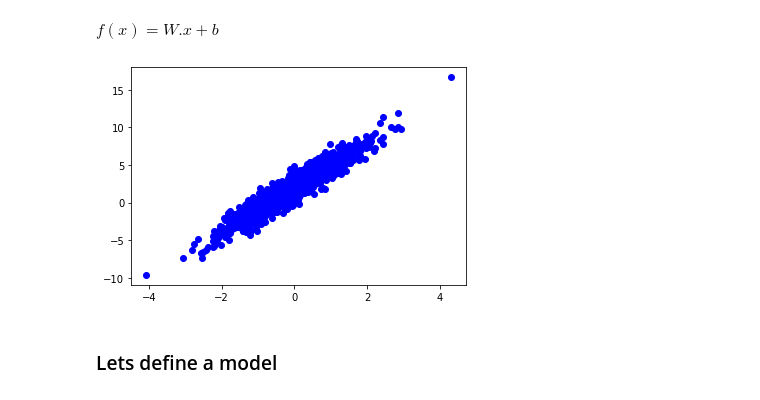
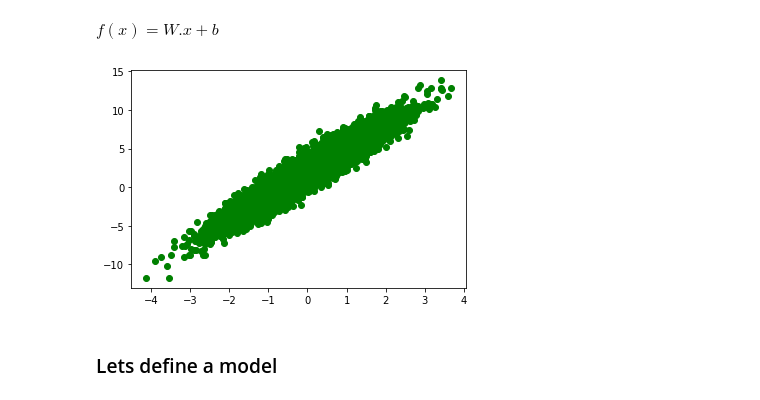
Before and after one commit to iamatul1214/tensorflow, a Jupyter notebook: Tensorflow.ipynb, the cells around one changed output. Drawn from its saved outputs; the diff is of its cells as text; code cells hidden in the pictures.

```diff
--- a/Tensorflow.ipynb
+++ b/Tensorflow.ipynb
@@ -541,7 +609,7 @@ $f(x) = W.x + b$
 TRUE_W = 3.0
 TRUE_B = 2.0
 
-NUM_EXAMPLES = 1000
+NUM_EXAMPLES = 10000
 
 x = tf.random.normal(shape=[NUM_EXAMPLES])
 # %%
@@ -551,10 +619,10 @@ y = x * TRUE_W + TRUE_B + noise
 # %%
 import matplotlib.pyplot as plt
 
-plt.scatter(x, y, c="b")
+plt.scatter(x, y, c="g")
 plt.show()
 # %% [output]
-[figure, old version]
+[figure, new version]
 # %% [markdown]
 ### Lets define a model
 # %%
```
Also changed, not shown: parts of 37 cells of this notebook.
